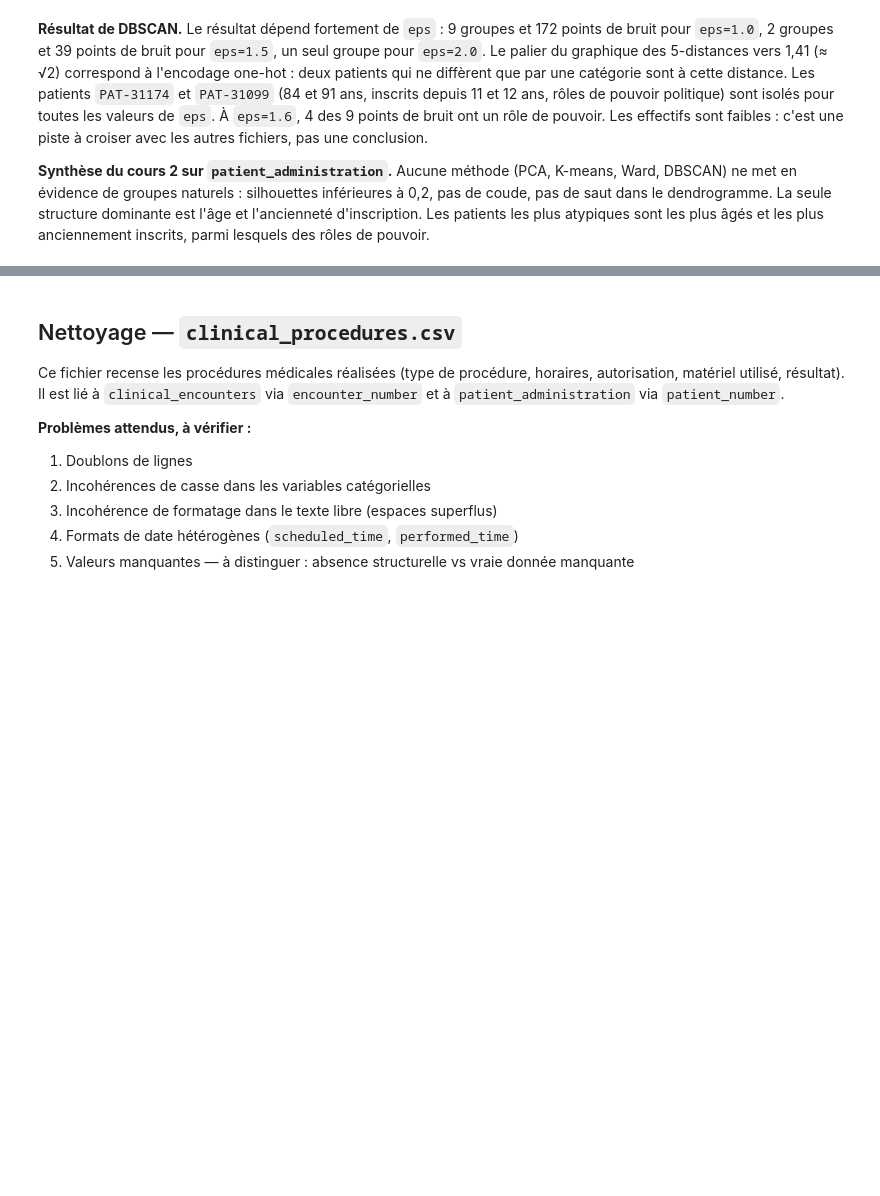
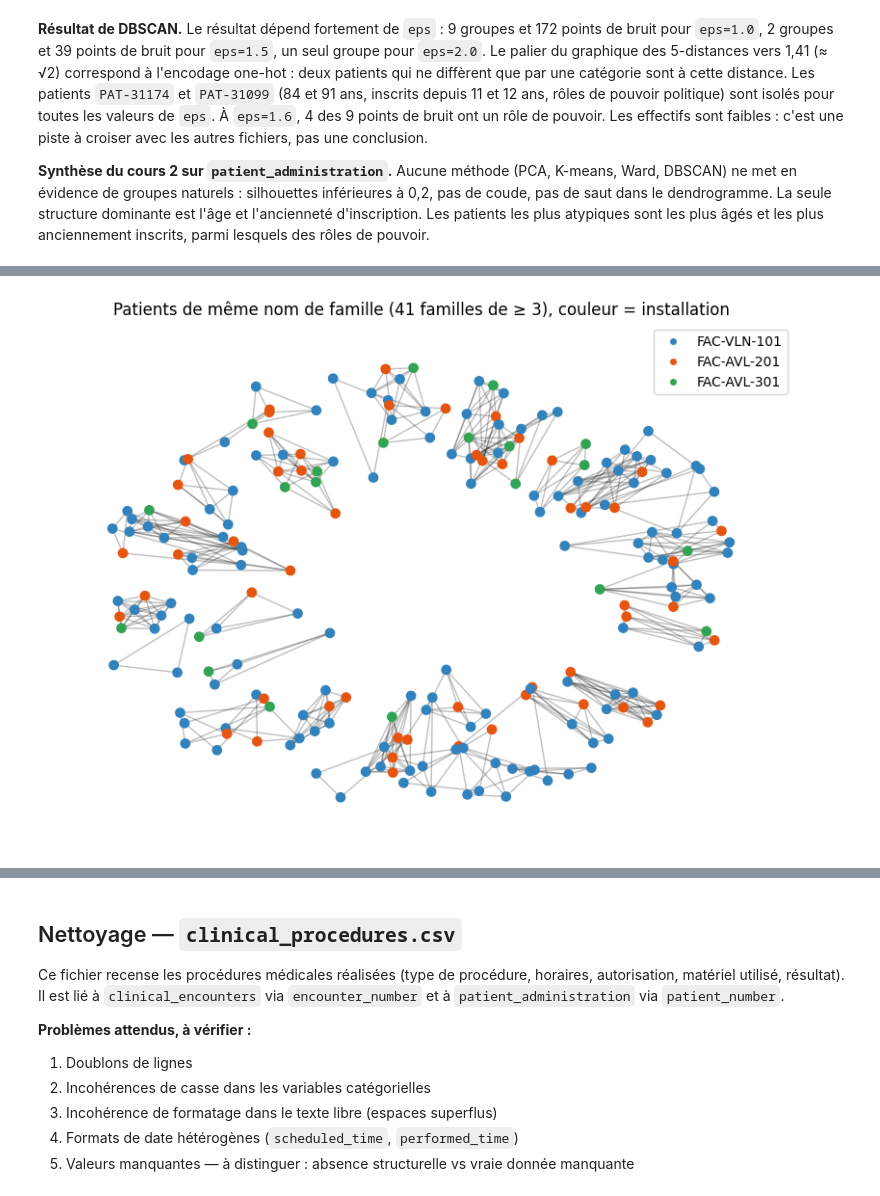
Before and after one commit to Sheik-info/20262027-UE-DataMining-Project, a Jupyter notebook: health.ipynb, the cells around one changed output, grey strips where cells are left out. Saved outputs shown, nothing was run; the diff lists cells and outputs as text; code cells hidden in the pictures; blank space fills up the shorter version.

```diff
--- a/health.ipynb
+++ b/health.ipynb
@@ -586,0 +597,27 @@ eps=1.9 : 2 points de bruit
+# %%
+import networkx as nx
+from scipy.stats import chi2_contingency
+
+# Normalisation défensive (casse des régions)
+reg = pa['home_region'].str.strip().str.title()
+fac = pa['primary_facility_license']
+
+# Poids des liens = nombre de patients par (région, installation)
+poids = pd.crosstab(reg, fac)
+G1 = nx.DiGraph()
+for r in poids.index:
+    for f in poids.columns:
+        if poids.loc[r, f] > 0:
+            G1.add_edge(r, f, weight=int(poids.loc[r, f]))
+
+print("Nœuds :", G1.number_of_nodes(), "| liens :", G1.number_of_edges())
+# Force des nœuds (somme des poids entrants / sortants)
+print("Force sortante des régions :", dict(G1.out_degree(weight='weight')))
+print("Force entrante des installations :", dict(G1.in_degree(weight='weight')))
+
+# Part de chaque installation par région
+print((poids.div(poids.sum(axis=1), axis=0) * 100).round(0))
+
+# Test d'indépendance région / installation
+chi2, p, dof, _ = chi2_contingency(poids)
+print(f"chi2={chi2:.2f}, ddl={dof}, p={p:.2f}")
@@ -586,0 +657,19 @@ eps=1.9 : 2 points de bruit
+# %%
+# Couleur = installation du patient
+couleur_fac = {'FAC-VLN-101': '#3182bd', 'FAC-AVL-201': '#e6550d', 'FAC-AVL-301': '#31a354'}
+fac_par_pat = pa.set_index('patient_number')['primary_facility_license']
+
+gros = [c for c in nx.connected_components(G2) if len(c) >= 3]
+H = G2.subgraph([n for c in gros for n in c])
+pos2 = nx.spring_layout(H, seed=42, k=0.35)
+
+plt.figure(figsize=(10, 7))
+nx.draw_networkx_edges(H, pos2, alpha=0.25)
+nx.draw_networkx_nodes(H, pos2, node_size=45,
+                       node_color=[couleur_fac[fac_par_pat[n]] for n in H.nodes()])
+plt.title(f"Patients de même nom de famille ({len(gros)} familles de ≥ 3), couleur = installation")
+from matplotlib.lines import Line2D
+plt.legend(handles=[Line2D([0], [0], marker='o', color='w', markerfacecolor=c, label=f) for f, c in couleur_fac.items()])
+plt.axis('off'); plt.show()
+# %% [output]
+[figure, added]
```
Also changed, not shown: parts of 5 cells of this notebook.
